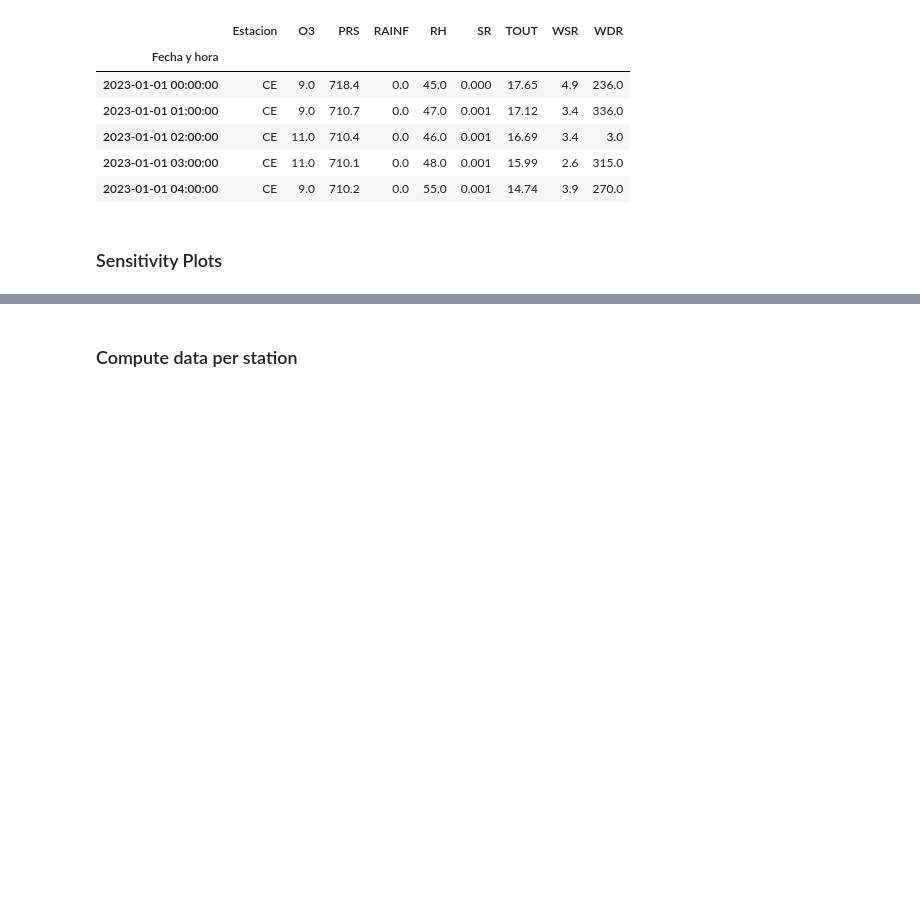
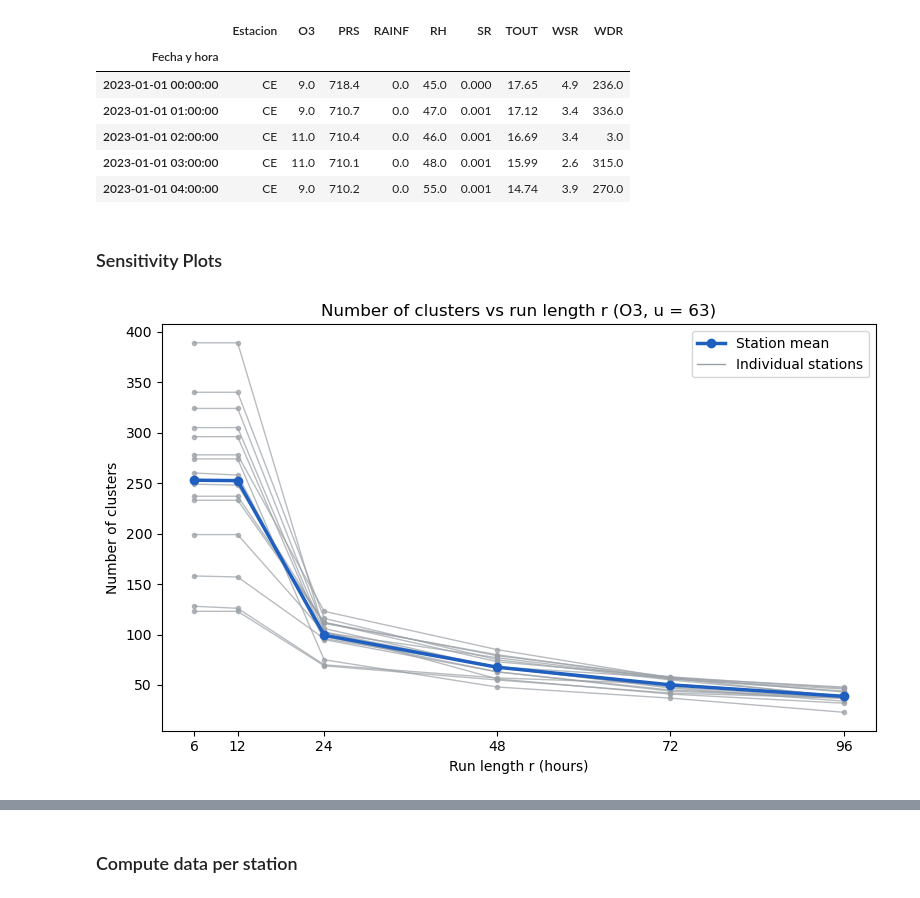
Before and after one commit to RicardoSalgadoB/MultiReto, a Jupyter notebook: notebooks/Etapa_final_2.ipynb, the cells around one changed output, grey strips where cells are left out. Saved outputs shown, nothing was run; the diff lists cells and outputs as text; code cells hidden in the pictures; blank space fills up the shorter version.

Commit message:
graficas sensitivity

```diff
--- a/notebooks/Etapa_final_2.ipynb
+++ b/notebooks/Etapa_final_2.ipynb
@@ -203,5 +203,24 @@ for station in STATIONS:
     stations["sensitivity"][station] = pd.DataFrame(res)
 # %%
 # R vs NUM CLUSTERS
+GRAY, BLUE = "#9aa0a6", "#1f5fbf"
+
+fig, ax = plt.subplots(figsize=(8, 5))
+for station in STATIONS:
+    s = stations["sensitivity"][station]
+    ax.plot(s["r"], s["n_clusters"], color=GRAY, alpha=0.7, lw=1, marker="o", ms=3)
+mean_curve = pd.concat([stations["sensitivity"][st].set_index("r")["n_clusters"]
+                        for st in STATIONS], axis=1).mean(axis=1)
+ax.plot(mean_curve.index, mean_curve.values, color=BLUE, lw=2.5, marker="o", label="Station mean")
+ax.plot([], [], color=GRAY, lw=1, label="Individual stations")
+ax.set_xlabel("Run length r (hours)")
+ax.set_ylabel("Number of clusters")
+ax.set_title("Number of clusters vs run length r (O3, u = 63)")
+ax.set_xticks(rs)
+ax.legend()
+plt.tight_layout()
+plt.show()
+# %% [output]
+[figure, added]
 # %%
 # R vs THETA
```
Also changed, not shown: parts of 3 cells of this notebook.
